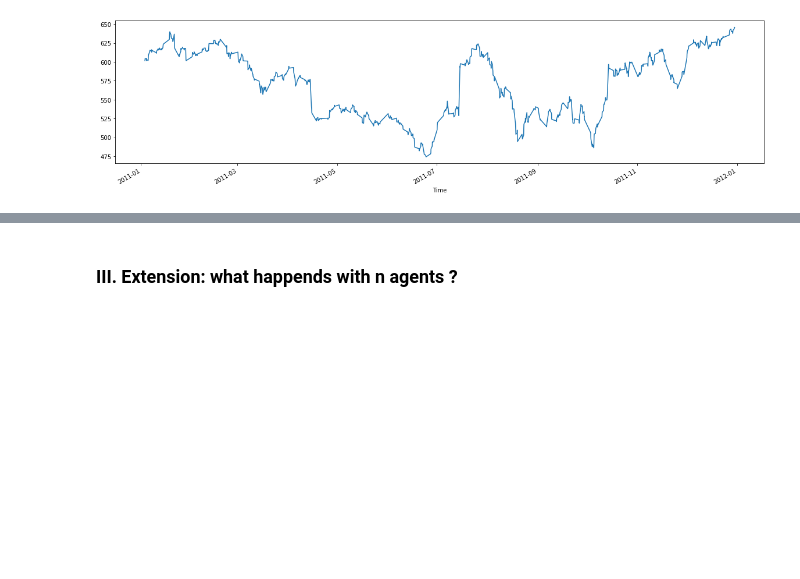
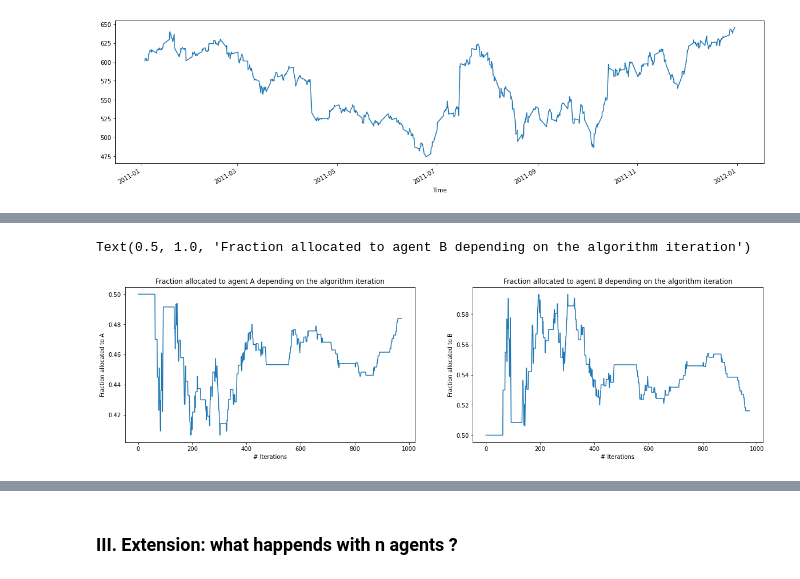
Before and after one commit to Nicolivain/trustful-bandits, a Jupyter notebook: main.ipynb, the cells around one changed output, grey strips where cells are left out. Cells and saved outputs as stored; diff of their text form; code cells hidden in the pictures; blank space fills up the shorter version.

```diff
--- a/main.ipynb
+++ b/main.ipynb
@@ -178,0 +183,21 @@ Estimated p_B:  0.1685508735868448
+# %%
+X = 0.5  # initially, we weight each agent the same
+agentA = PwAgent(50000, streak=5)
+agentB = ExpAvgAgent(50000, alpha=0.9)
+
+fracA, fracB = agent_two_armed_bandit(data, agentA, agentB, X, C=4, alpha=1)
+
+fig, axs = plt.subplots(1,2, figsize=(20,5))
+
+axs[0].plot(range(len(fracA)), fracA)
+axs[0].set_xlabel('# Iterations')
+axs[0].set_ylabel('Fraction allocated to A')
+axs[0].set_title('Fraction allocated to agent A depending on the algorithm iteration')
+
+axs[1].plot(range(len(fracB)), fracB)
+axs[1].set_xlabel('# Iterations')
+axs[1].set_ylabel('Fraction allocated to B')
+axs[1].set_title('Fraction allocated to agent B depending on the algorithm iteration')
+# %% [output]
+Text(0.5, 1.0, 'Fraction allocated to agent B depending on the algorithm iteration')
+[figure, added]
```
Also changed, not shown: parts of 12 cells of this notebook, 1 other file.
